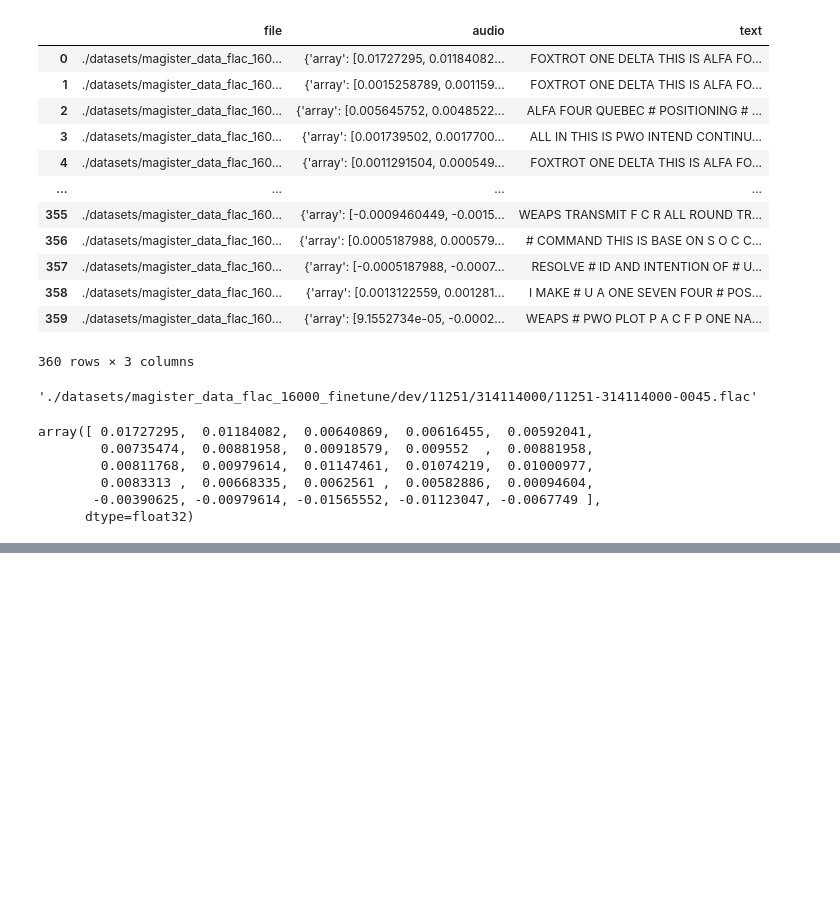
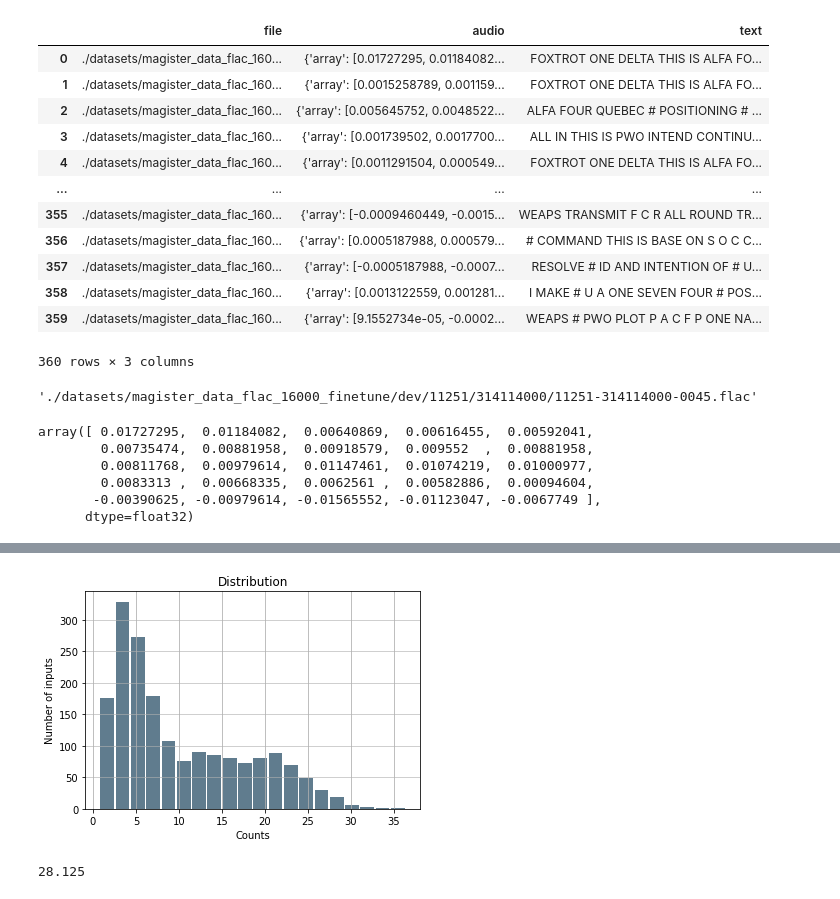
Before and after one commit to nicholasneo78/speech-to-text-with-kenlm-pipeline, a Jupyter notebook: finetuning.ipynb, the cells around one changed output, grey strips where cells are left out. Drawn from its saved outputs; the diff is of its cells as text; code cells hidden in the pictures; blank space fills up the shorter version.

```diff
--- a/finetuning.ipynb
+++ b/finetuning.ipynb
@@ -121,0 +377,15 @@ vocabs_dev
+# %%
+# get the distribution of the audio length (in 16k sample)
+data_dist = pd.Series([audio_length/16000 for audio_length in audio_length_list])
+
+data_dist.plot.hist(grid=True, bins=20, rwidth=0.9, color='#607c8e')
+plt.title('Distribution')
+plt.xlabel('Counts')
+plt.ylabel('Number of inputs')
+plt.grid(axis='y', alpha=0.75)
+# %% [output]
+[figure, added]
+# %%
+450000/16000
+# %% [output]
+28.125
```
Also changed, not shown: parts of 29 cells of this notebook, 4 other files.
